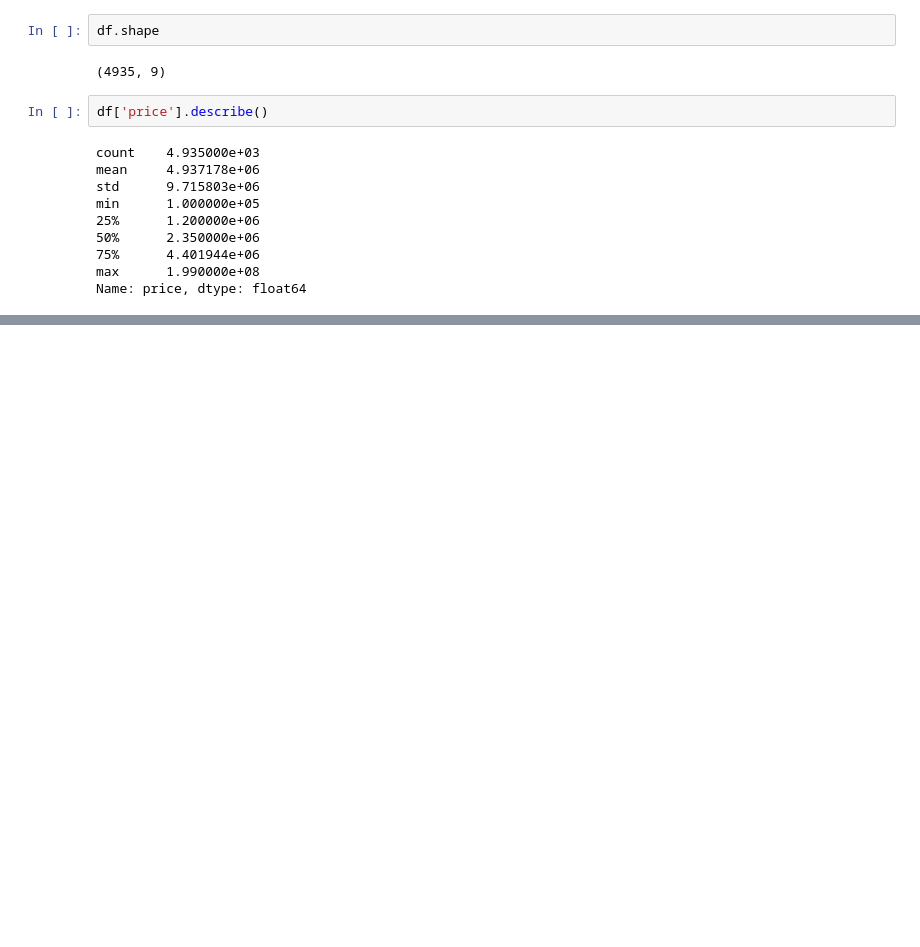
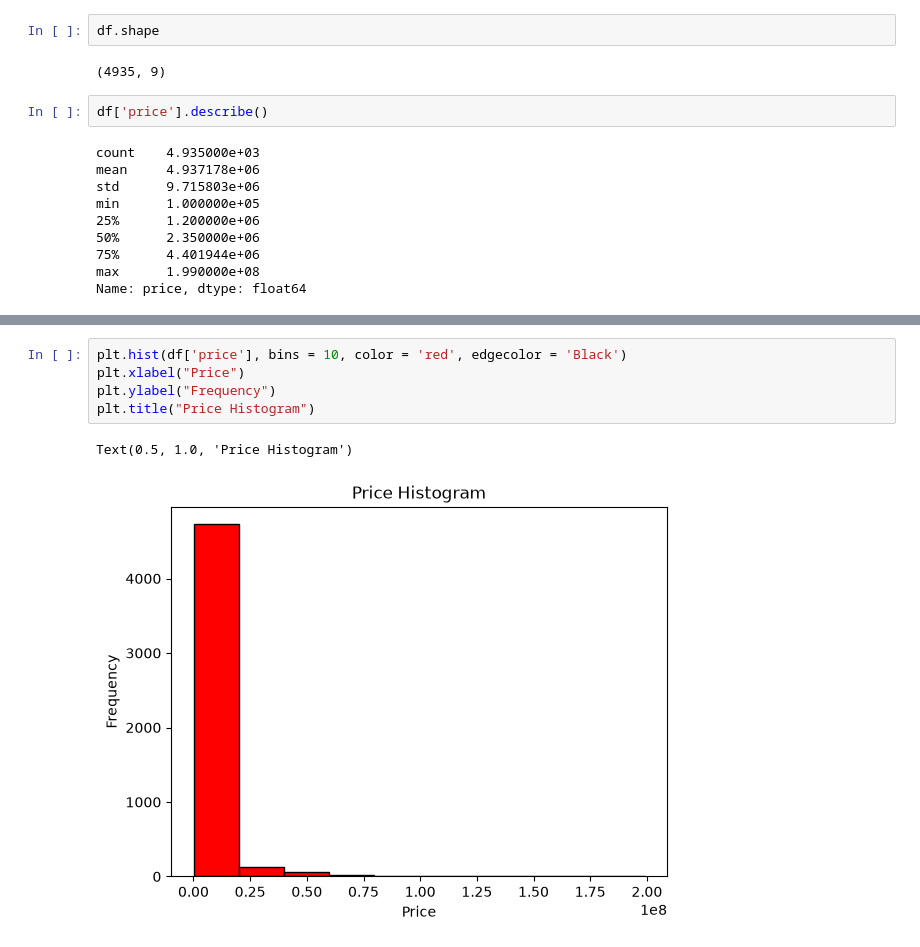
Before and after one commit to mustufah101-cmyk/Dubai-Property-Price-Estimator, a Jupyter notebook: notebook.ipynb, the cells around one changed output, grey strips where cells are left out. Cells and saved outputs as stored; diff of their text form; blank space fills up the shorter version.

```diff
--- a/notebook.ipynb
+++ b/notebook.ipynb
@@ -698,0 +716,8 @@ Name: price, dtype: float64
+# %%
+plt.hist(df['price'], bins = 10, color = 'red', edgecolor = 'Black')
+plt.xlabel("Price")
+plt.ylabel("Frequency")
+plt.title("Price Histogram")
+# %% [output]
+Text(0.5, 1.0, 'Price Histogram')
+[figure, added]
```
Also changed, not shown: parts of 26 cells of this notebook.
